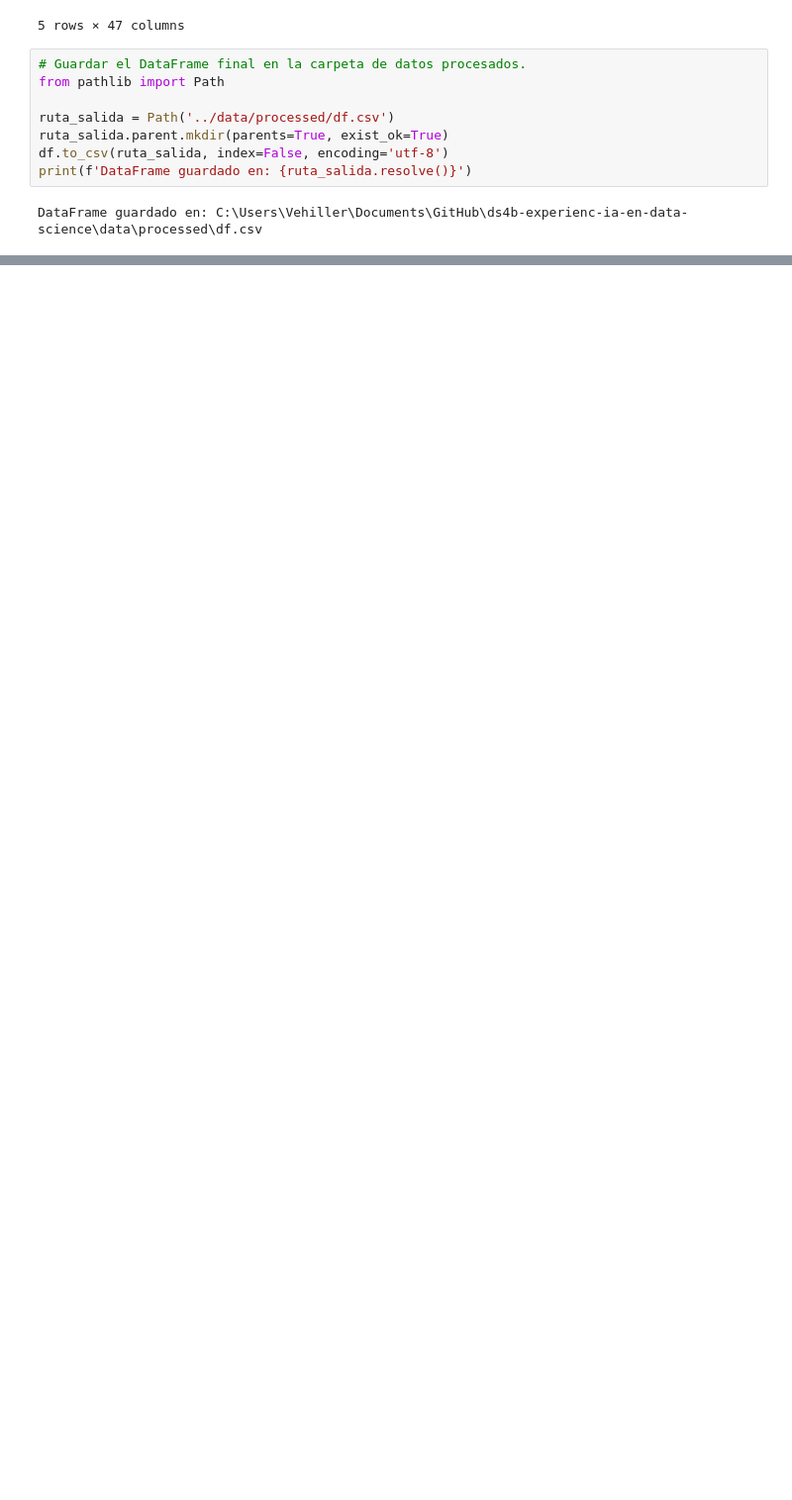
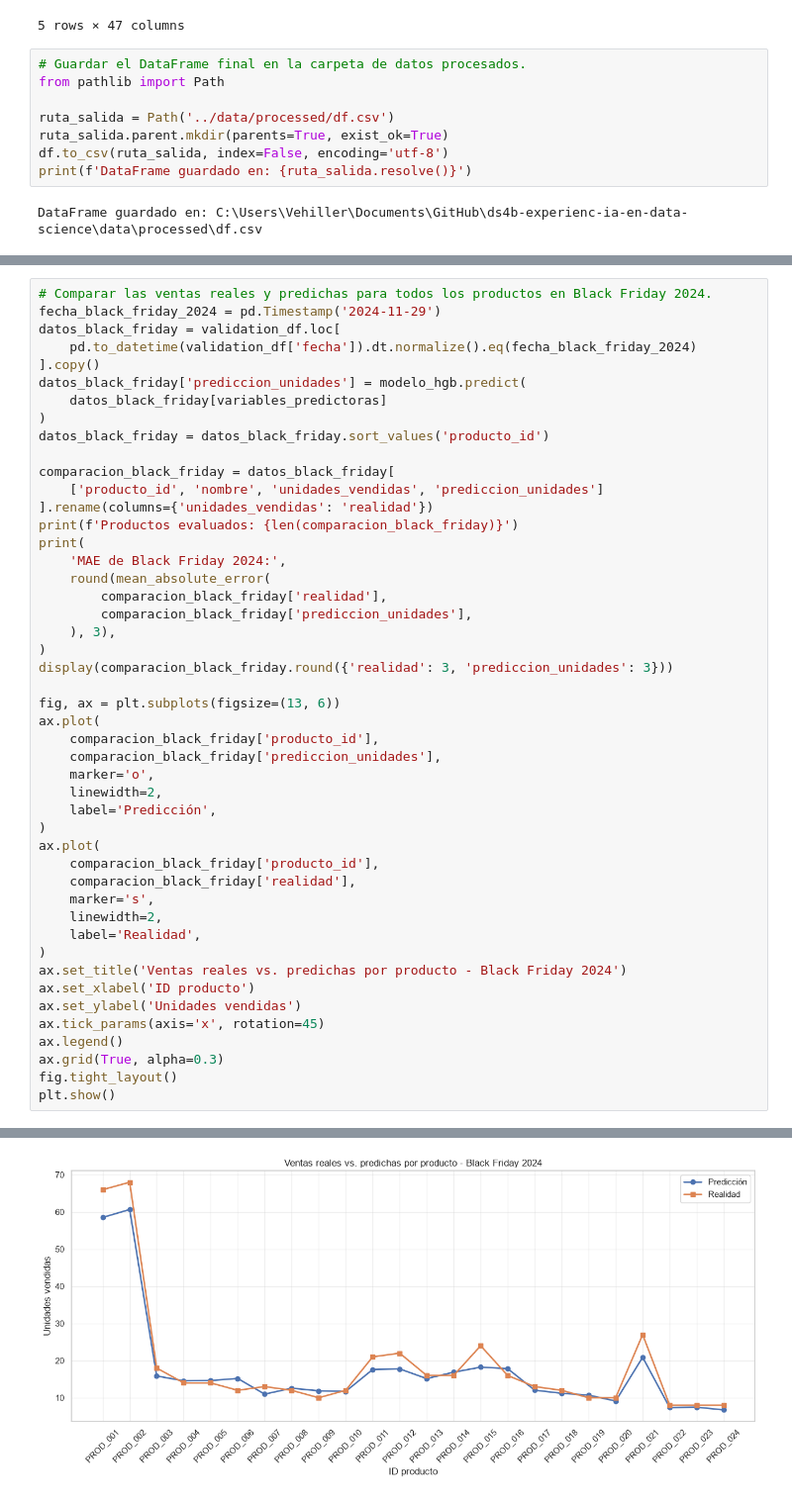
Before and after one commit to vehiller/ds4b-experienc-ia-en-data-science, a Jupyter notebook: notebooks/entrenamiento.ipynb, the cells around one changed output, grey strips where cells are left out. Shown at 99% size. Saved outputs shown, nothing was run; the diff lists cells and outputs as text; blank space fills up the shorter version.

```diff
--- a/notebooks/entrenamiento.ipynb
+++ b/notebooks/entrenamiento.ipynb
@@ -799,0 +1043,48 @@ DataFrame guardado en: C:\Users\Vehiller\Documents\GitHub\ds4b-experienc-ia-en-d
+# %%
+# Comparar las ventas reales y predichas para todos los productos en Black Friday 2024.
+fecha_black_friday_2024 = pd.Timestamp('2024-11-29')
+datos_black_friday = validation_df.loc[
+    pd.to_datetime(validation_df['fecha']).dt.normalize().eq(fecha_black_friday_2024)
+].copy()
+datos_black_friday['prediccion_unidades'] = modelo_hgb.predict(
+    datos_black_friday[variables_predictoras]
+)
+datos_black_friday = datos_black_friday.sort_values('producto_id')
+
+comparacion_black_friday = datos_black_friday[
+    ['producto_id', 'nombre', 'unidades_vendidas', 'prediccion_unidades']
+].rename(columns={'unidades_vendidas': 'realidad'})
+print(f'Productos evaluados: {len(comparacion_black_friday)}')
+print(
+    'MAE de Black Friday 2024:',
+    round(mean_absolute_error(
+        comparacion_black_friday['realidad'],
+        comparacion_black_friday['prediccion_unidades'],
+    ), 3),
+)
+display(comparacion_black_friday.round({'realidad': 3, 'prediccion_unidades': 3}))
+
+fig, ax = plt.subplots(figsize=(13, 6))
+ax.plot(
+    comparacion_black_friday['producto_id'],
+    comparacion_black_friday['prediccion_unidades'],
+    marker='o',
+    linewidth=2,
+    label='Predicción',
+)
+ax.plot(
+    comparacion_black_friday['producto_id'],
+    comparacion_black_friday['realidad'],
+    marker='s',
+    linewidth=2,
+    label='Realidad',
+)
+ax.set_title('Ventas reales vs. predichas por producto - Black Friday 2024')
+ax.set_xlabel('ID producto')
+ax.set_ylabel('Unidades vendidas')
+ax.tick_params(axis='x', rotation=45)
+ax.legend()
+ax.grid(True, alpha=0.3)
+fig.tight_layout()
+plt.show()
+# %% [output]
@@ -799,0 +1110 @@ DataFrame guardado en: C:\Users\Vehiller\Documents\GitHub\ds4b-experienc-ia-en-d
+[figure, added]
```
Also changed, not shown: parts of 9 cells of this notebook, 2 other files.
